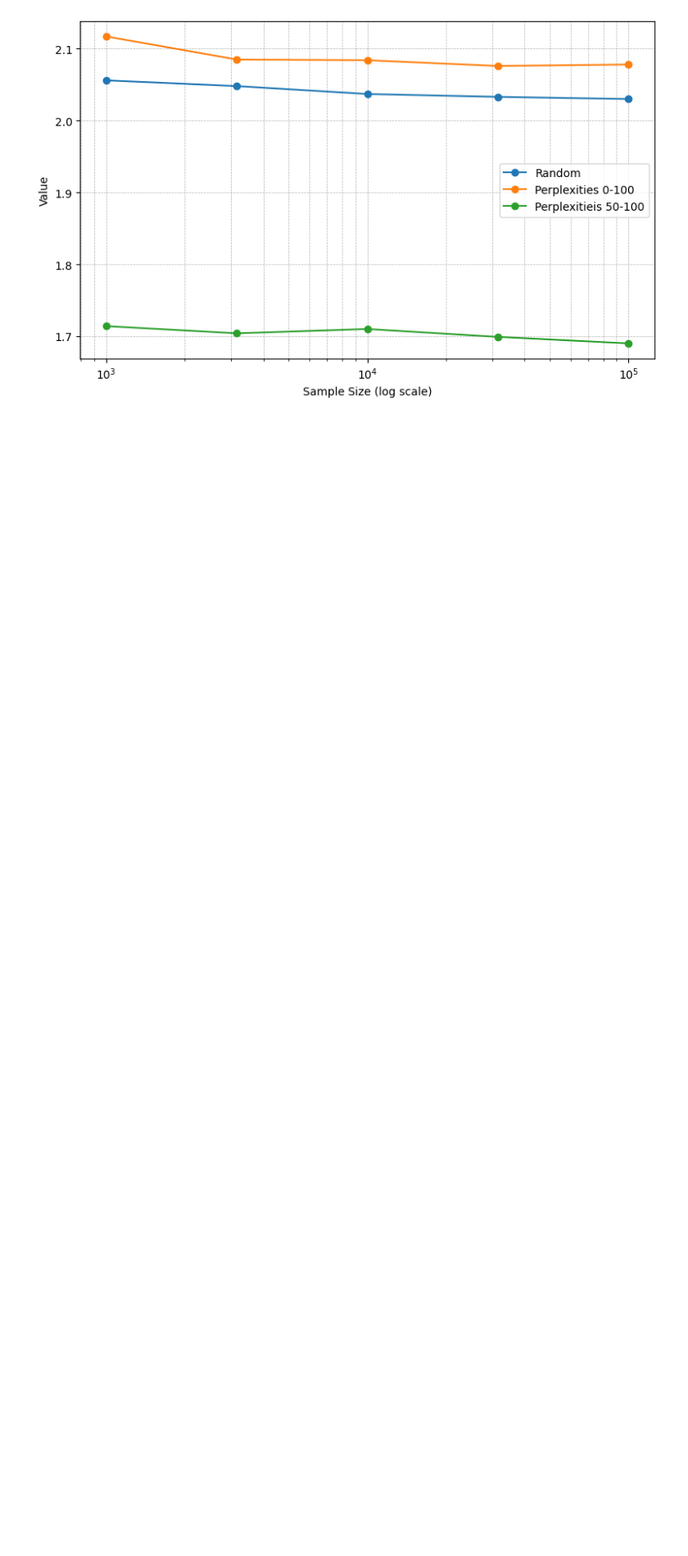
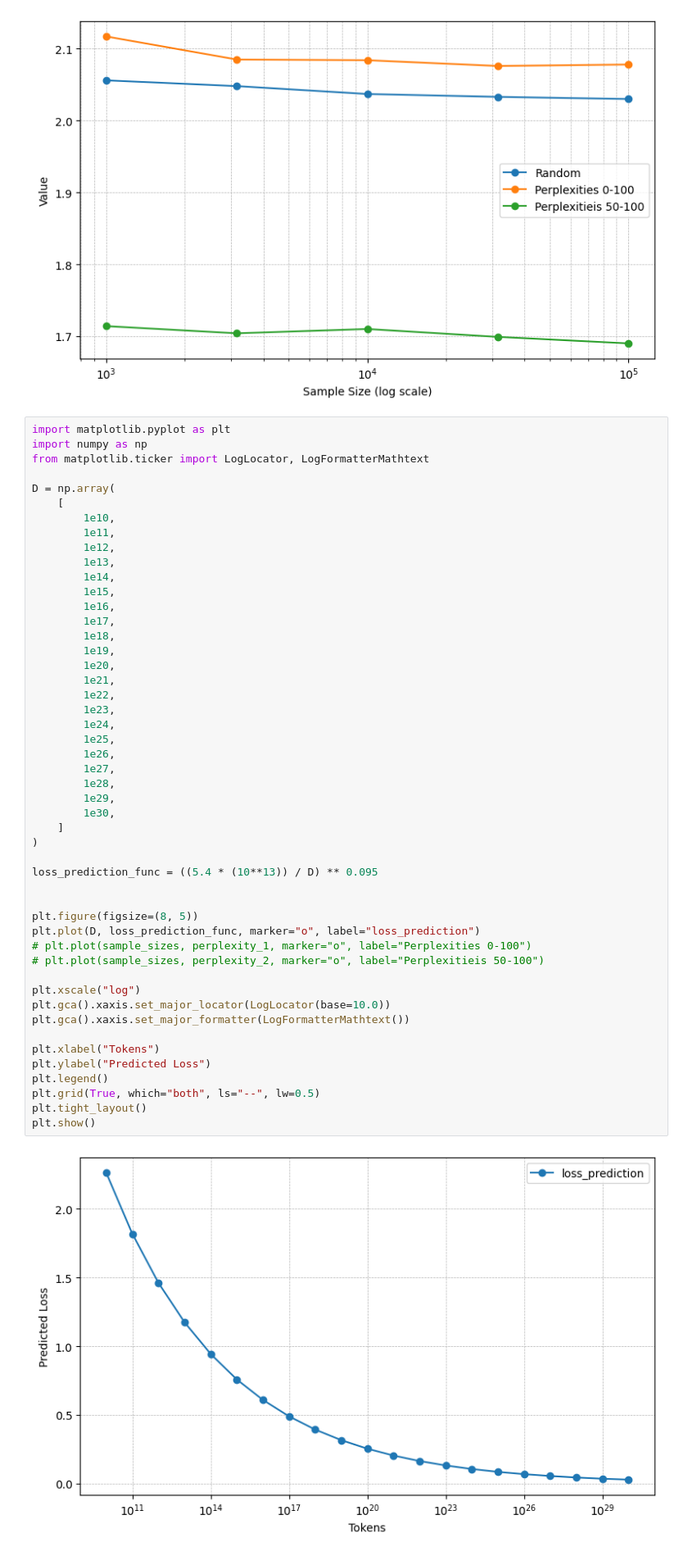
Before and after one commit to jaylim13/data-selection-project0, a Jupyter notebook: scaling_law/lightweight_fine_tuning.ipynb, the cells around one changed output. Shown: that part at 82% size. Cells and saved outputs as stored; diff of their text form; blank space fills up the shorter version.

Commit message:
created a plot to show the convergence of the loss prediction function from the scaling laws for neural language models paper

```diff
--- a/scaling_law/lightweight_fine_tuning.ipynb
+++ b/scaling_law/lightweight_fine_tuning.ipynb
@@ -291,3 +256,54 @@ plt.tight_layout()
 plt.show()
 # %% [output]
 [figure]
+# %%
+import matplotlib.pyplot as plt
+import numpy as np
+from matplotlib.ticker import LogLocator, LogFormatterMathtext
+
+D = np.array(
+    [
+        1e10,
+        1e11,
+        1e12,
+        1e13,
+        1e14,
+        1e15,
+        1e16,
+        1e17,
+        1e18,
+        1e19,
+        1e20,
+        1e21,
+        1e22,
+        1e23,
+        1e24,
+        1e25,
+        1e26,
+        1e27,
+        1e28,
+        1e29,
+        1e30,
+    ]
+)
+
+loss_prediction_func = ((5.4 * (10**13)) / D) ** 0.095
+
+
+plt.figure(figsize=(8, 5))
+plt.plot(D, loss_prediction_func, marker="o", label="loss_prediction")
+# plt.plot(sample_sizes, perplexity_1, marker="o", label="Perplexities 0-100")
+# plt.plot(sample_sizes, perplexity_2, marker="o", label="Perplexitieis 50-100")
+
+plt.xscale("log")
+plt.gca().xaxis.set_major_locator(LogLocator(base=10.0))
+plt.gca().xaxis.set_major_formatter(LogFormatterMathtext())
+
+plt.xlabel("Tokens")
+plt.ylabel("Predicted Loss")
+plt.legend()
+plt.grid(True, which="both", ls="--", lw=0.5)
+plt.tight_layout()
+plt.show()
+# %% [output]
+[figure, added]
```
Also changed, not shown: parts of 3 cells of this notebook.
